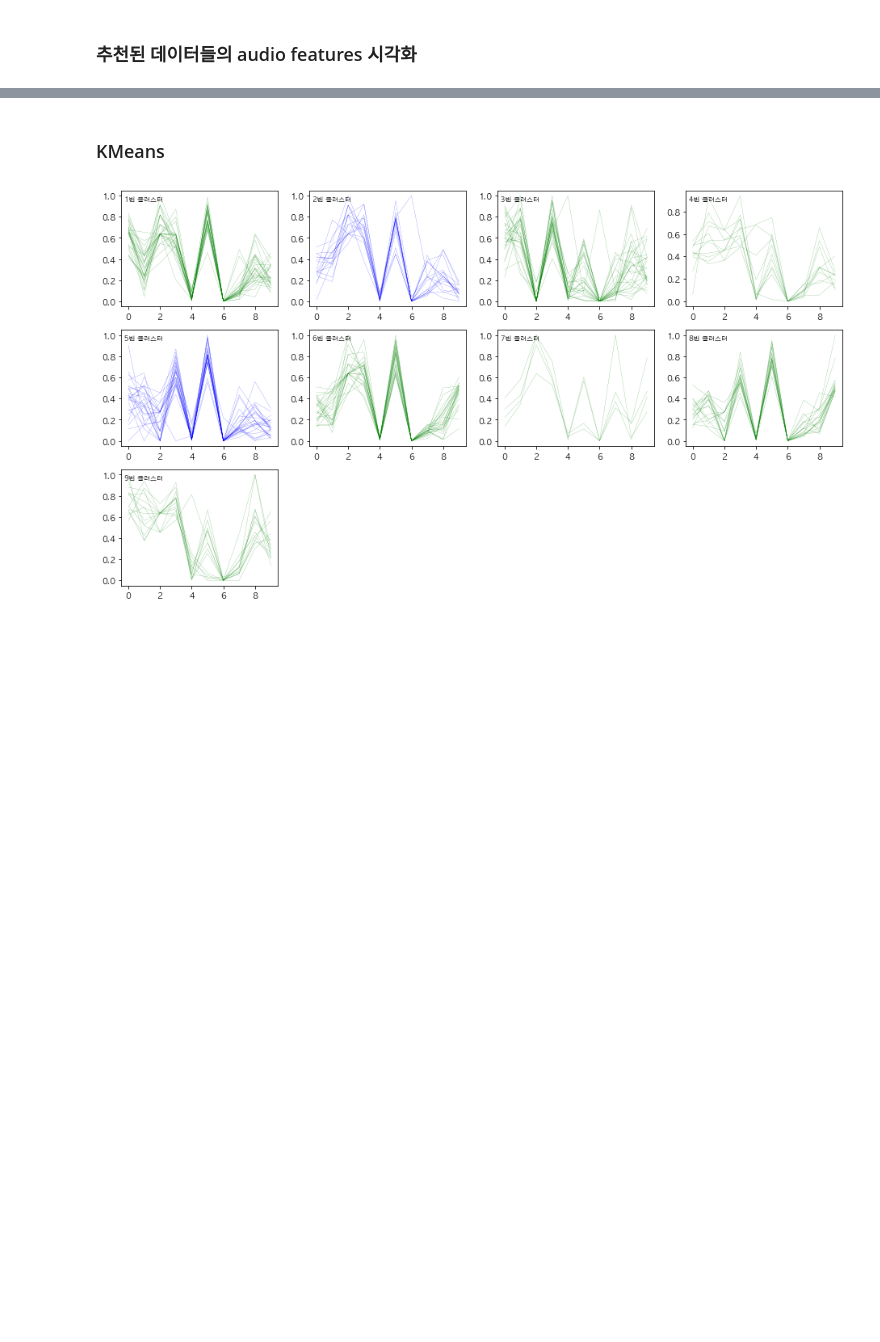
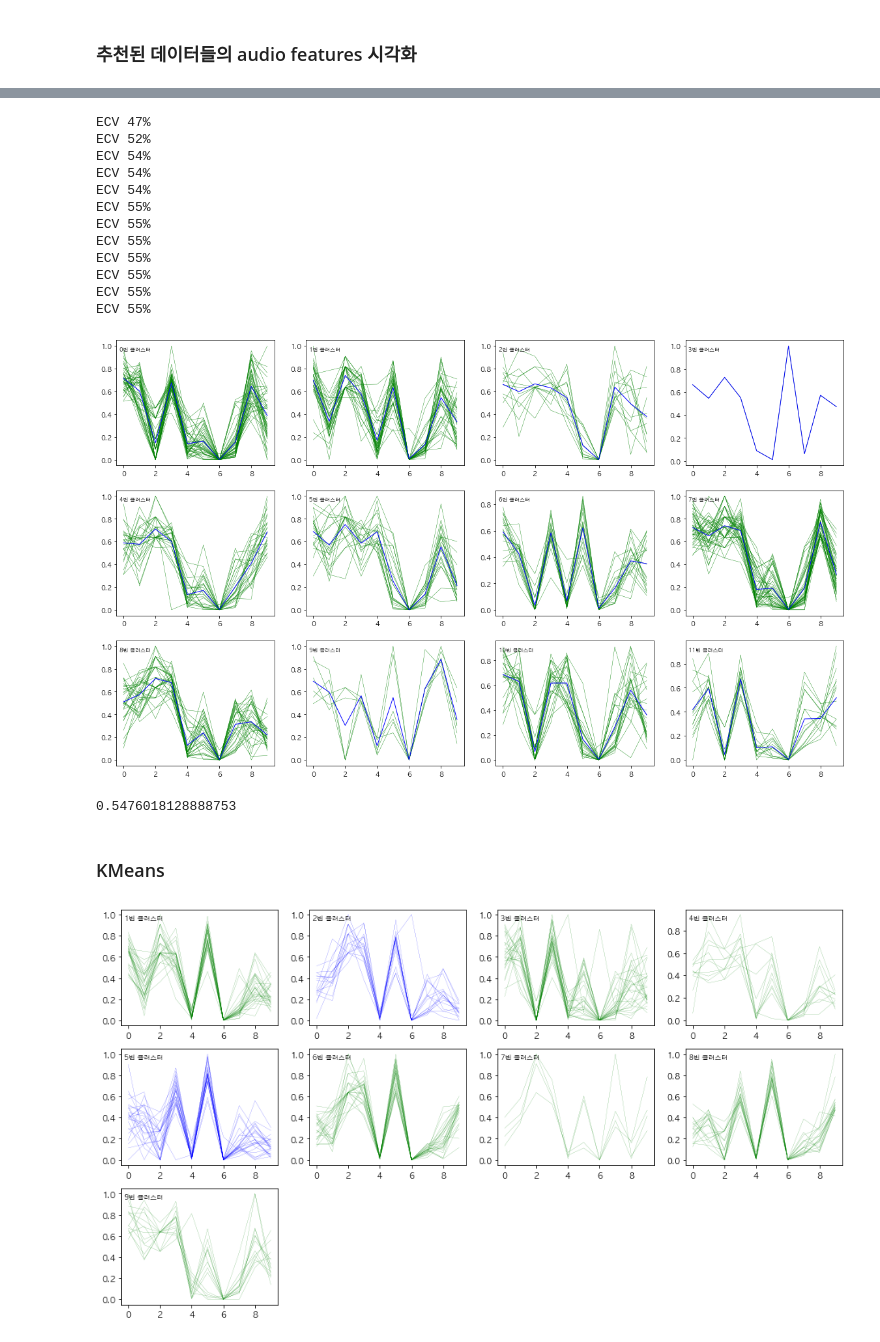
Before and after one commit to formegusto/research-muletter, a Jupyter notebook: pt1. MuLetter Service Researching.ipynb, the cells around one changed output, grey strips where cells are left out. Cells and saved outputs as stored; diff of their text form; code cells hidden in the pictures; blank space fills up the shorter version.

```diff
--- a/pt1. MuLetter Service Researching.ipynb
+++ b/pt1. MuLetter Service Researching.ipynb
@@ -99,3 +124,24 @@ utils.visual_norm_data(sel_tracks, norm_features)
+# %%
+kmeans2.fit()
+kmeans2.cluster_plot()
+# %% [output]
+ECV 47%
+ECV 52%
+ECV 54%
+ECV 54%
+ECV 54%
+ECV 55%
+ECV 55%
+ECV 55%
+ECV 55%
+ECV 55%
+ECV 55%
+ECV 55%
+[figure, added]
+# %%
+kmeans2.ecv
+# %% [output]
+0.5476018128888753
 # %% [markdown]
 ### KMeans
 # %%
```
Also changed, not shown: parts of 12 cells of this notebook, 3 other files.
